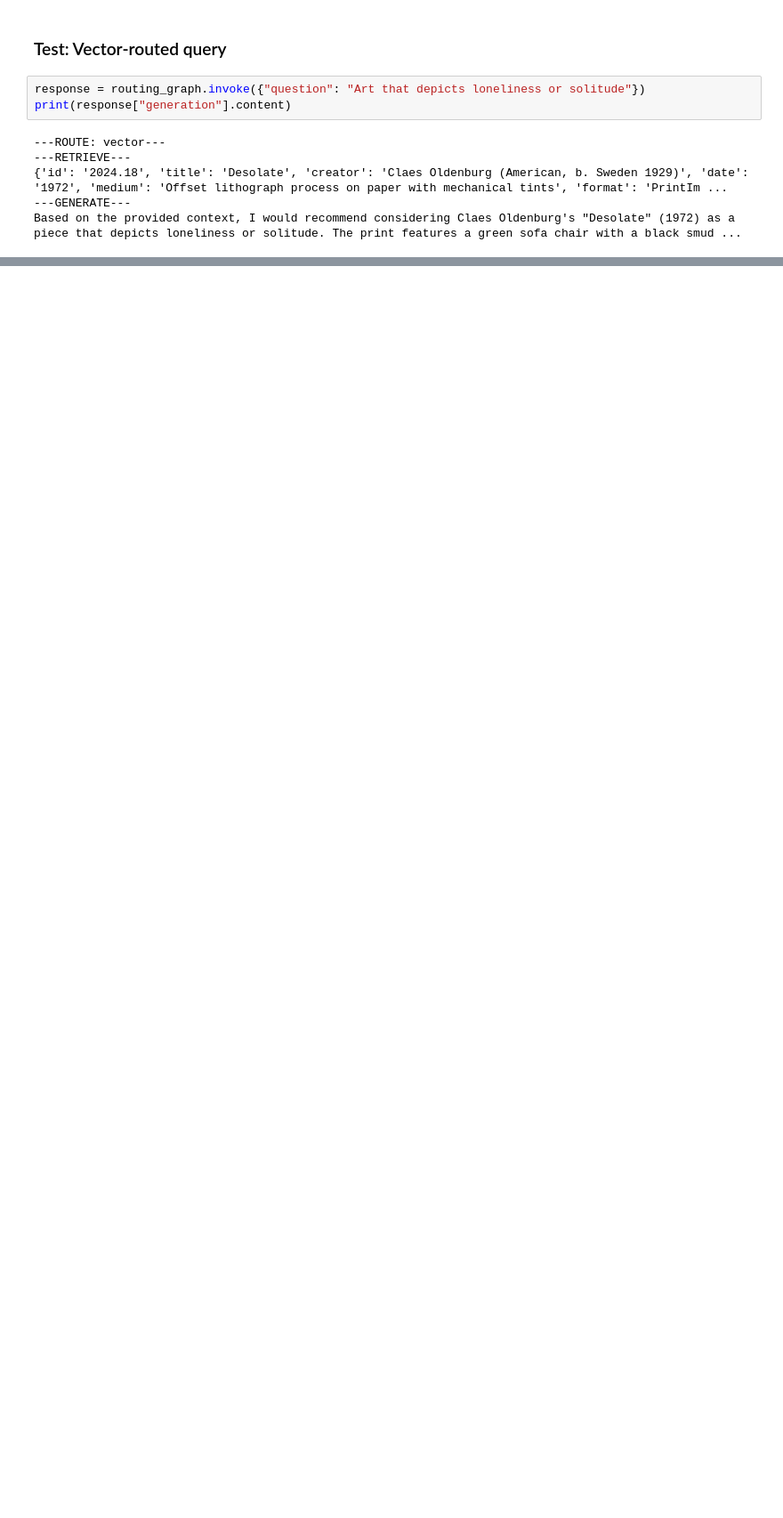
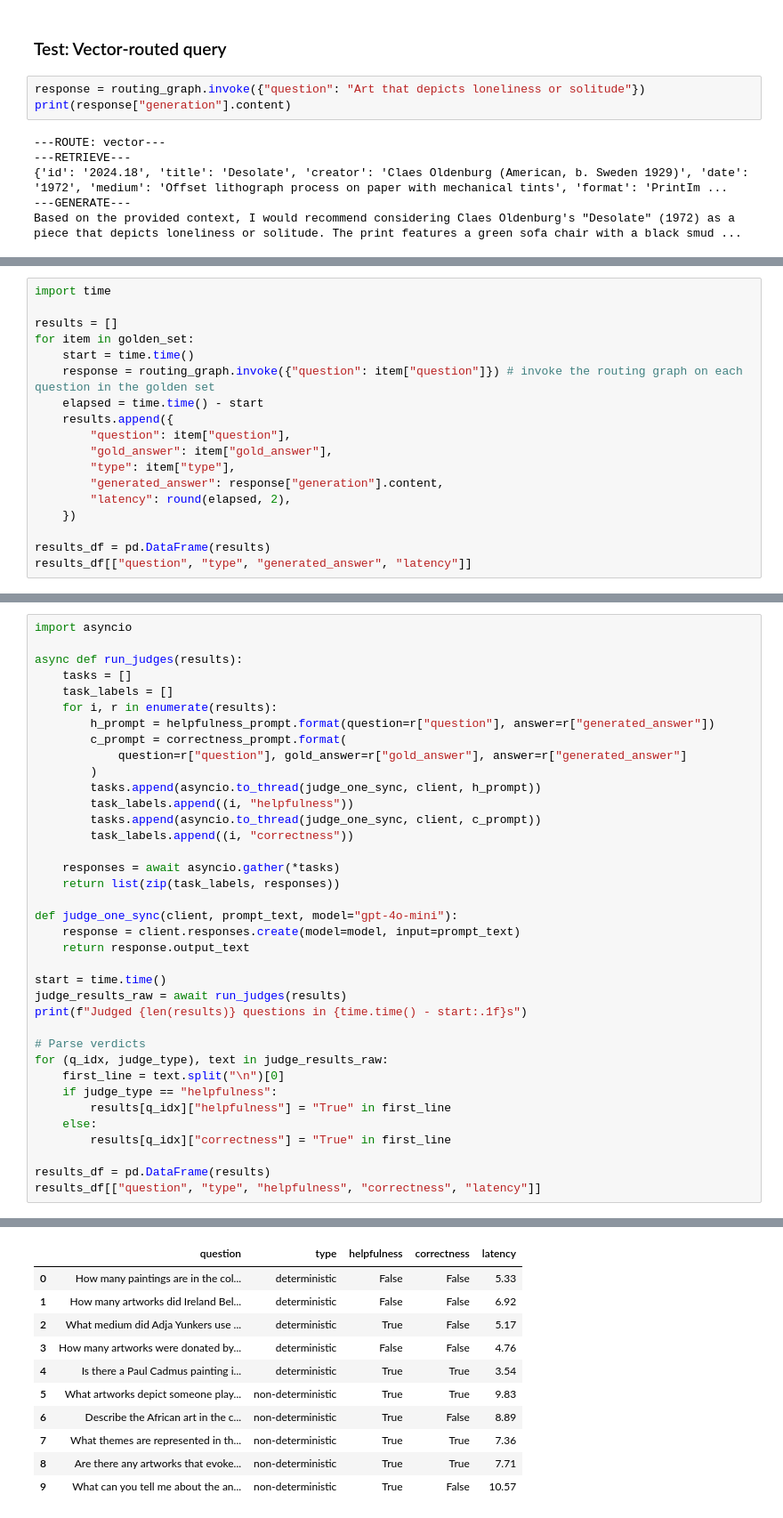
Before and after one commit to fryan2503/llm_workshop, a Jupyter notebook: presentation_code_along.ipynb, the cells around one changed output, grey strips where cells are left out. Shown at 89% size. Drawn from its saved outputs; the diff is of its cells as text; blank space fills up the shorter version.

```diff
--- a/presentation_code_along.ipynb
+++ b/presentation_code_along.ipynb
@@ -577,0 +608,18 @@ Based on the provided context, I would recommend considering Claes Oldenburg's "
+# %%
+import time
+
+results = []
+for item in golden_set:
+    start = time.time()
+    response = routing_graph.invoke({"question": item["question"]}) # invoke the routing graph on each question in the golden set
+    elapsed = time.time() - start
+    results.append({
+        "question": item["question"],
+        "gold_answer": item["gold_answer"],
+        "type": item["type"],
+        "generated_answer": response["generation"].content,
+        "latency": round(elapsed, 2),
+    })
+
+results_df = pd.DataFrame(results)
+results_df[["question", "type", "generated_answer", "latency"]]
@@ -577,0 +694,38 @@ Based on the provided context, I would recommend considering Claes Oldenburg's "
+# %%
+import asyncio
+
+async def run_judges(results):
+    tasks = []
+    task_labels = []
+    for i, r in enumerate(results):
+        h_prompt = helpfulness_prompt.format(question=r["question"], answer=r["generated_answer"])
+        c_prompt = correctness_prompt.format(
+            question=r["question"], gold_answer=r["gold_answer"], answer=r["generated_answer"]
+        )
+        tasks.append(asyncio.to_thread(judge_one_sync, client, h_prompt))
+        task_labels.append((i, "helpfulness"))
+        tasks.append(asyncio.to_thread(judge_one_sync, client, c_prompt))
+        task_labels.append((i, "correctness"))
+
+    responses = await asyncio.gather(*tasks)
+    return list(zip(task_labels, responses))
+
+def judge_one_sync(client, prompt_text, model="gpt-4o-mini"):
+    response = client.responses.create(model=model, input=prompt_text)
+    return response.output_text
+
+start = time.time()
+judge_results_raw = await run_judges(results)
+print(f"Judged {len(results)} questions in {time.time() - start:.1f}s")
+
+# Parse verdicts
+for (q_idx, judge_type), text in judge_results_raw:
+    first_line = text.split("\n")[0]
+    if judge_type == "helpfulness":
+        results[q_idx]["helpfulness"] = "True" in first_line
+    else:
+        results[q_idx]["correctness"] = "True" in first_line
+
+results_df = pd.DataFrame(results)
+results_df[["question", "type", "helpfulness", "correctness", "latency"]]
+# %% [output]
@@ -577,0 +733,11 @@ Based on the provided context, I would recommend considering Claes Oldenburg's "
+|  | question | type | helpfulness | correctness | latency |
+| 0 | How many paintings are in the col... | deterministic | False | False | 5.33 |
+| 1 | How many artworks did Ireland Bel... | deterministic | False | False | 6.92 |
+| 2 | What medium did Adja Yunkers use ... | deterministic | True | False | 5.17 |
+| 3 | How many artworks were donated by... | deterministic | False | False | 4.76 |
+| 4 | Is there a Paul Cadmus painting i... | deterministic | True | True | 3.54 |
+| 5 | What artworks depict someone play... | non-deterministic | True | True | 9.83 |
+| 6 | Describe the African art in the c... | non-deterministic | True | False | 8.89 |
+| 7 | What themes are represented in th... | non-deterministic | True | True | 7.36 |
+| 8 | Are there any artworks that evoke... | non-deterministic | True | True | 7.71 |
+| 9 | What can you tell me about the an... | non-deterministic | True | False | 10.57 |
```
Also changed, not shown: parts of 25 cells of this notebook, 3 other files.
